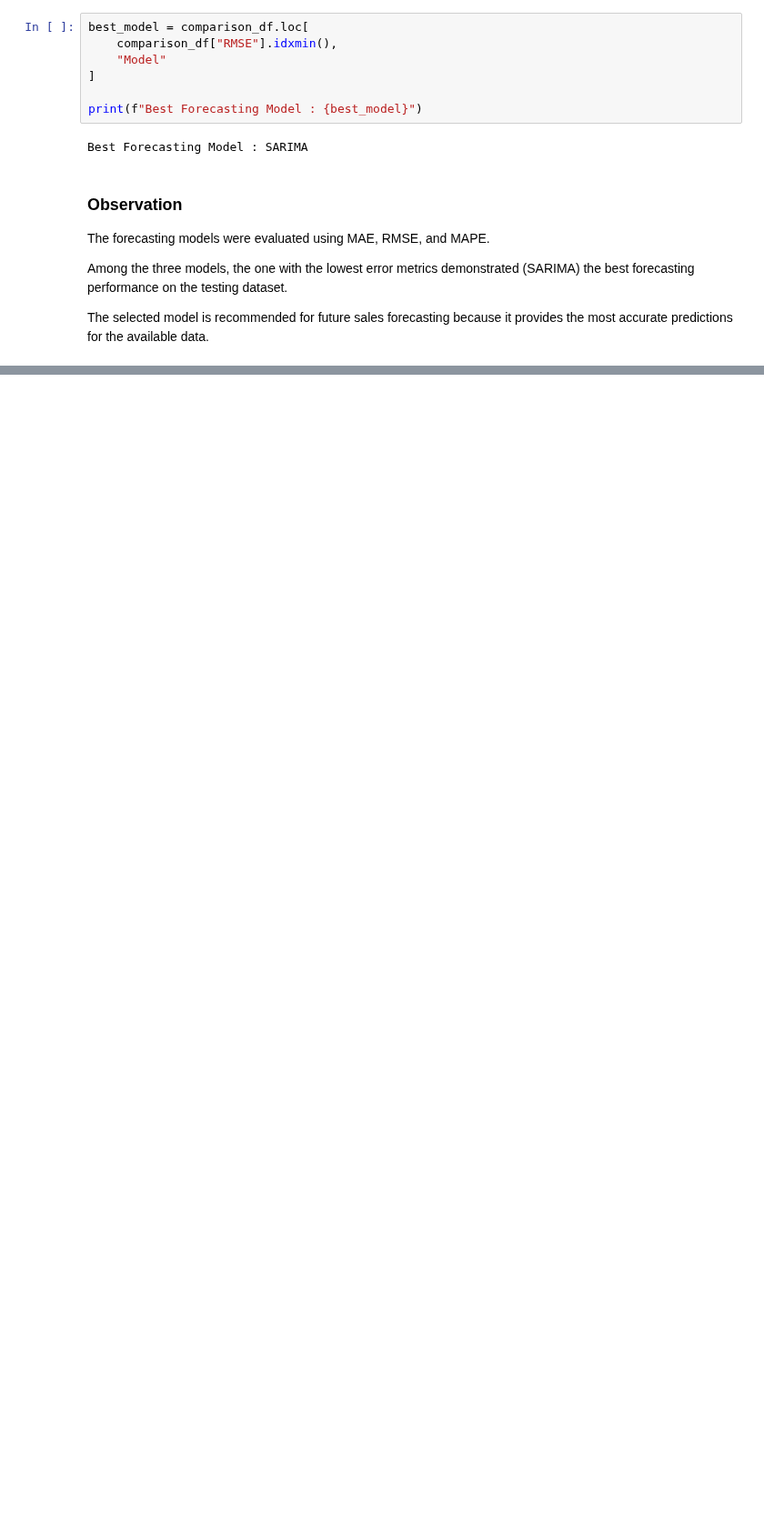
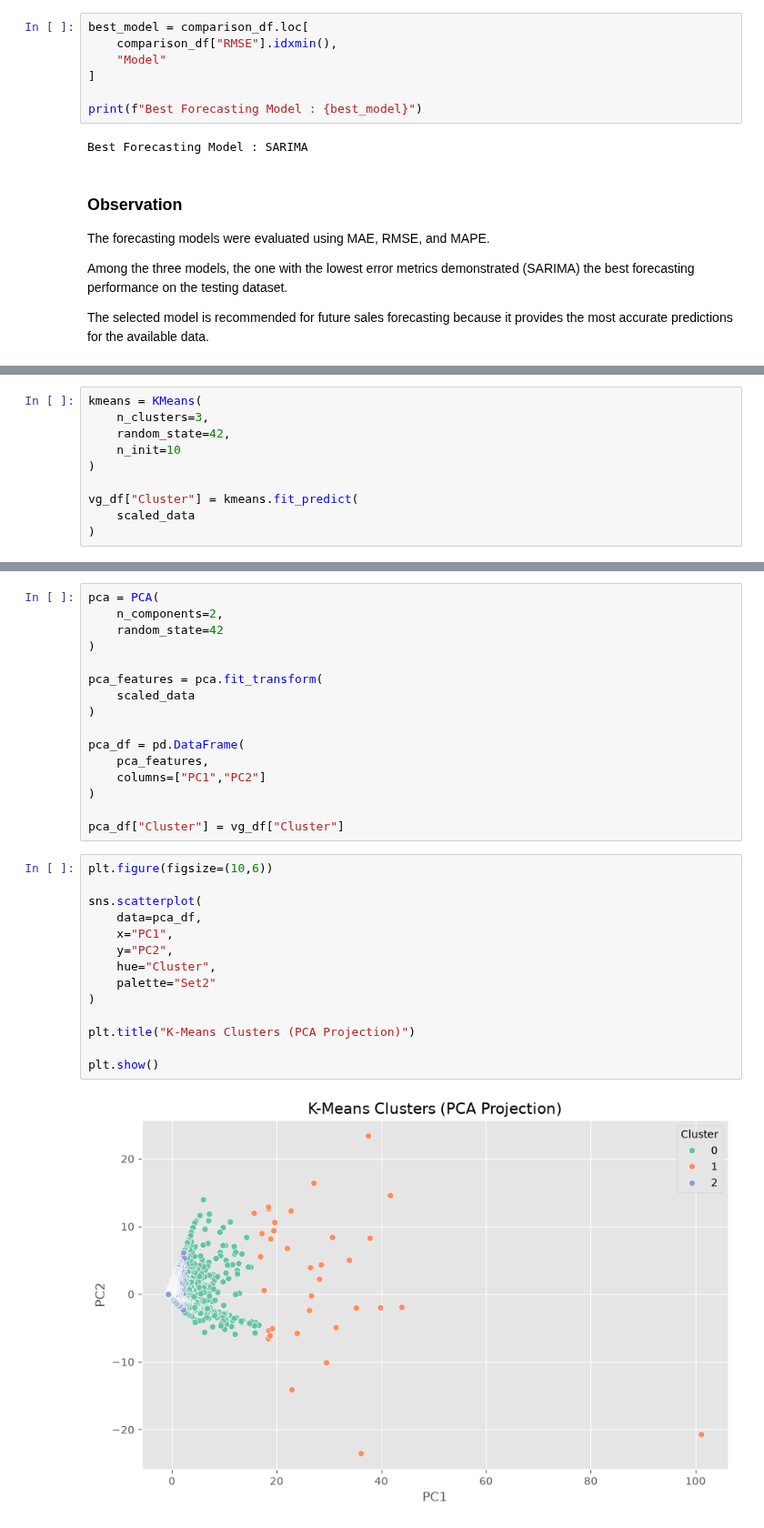
Before and after one commit to opmeenaji81/SalesForecasting_OmprakashMeena, a Jupyter notebook: analysis.ipynb, the cells around one changed output, grey strips where cells are left out. Shown at 91% size. Saved outputs shown, nothing was run; the diff lists cells and outputs as text; blank space fills up the shorter version.

```diff
--- a/analysis.ipynb
+++ b/analysis.ipynb
@@ -1839,0 +1950,10 @@ The selected model is recommended for future sales forecasting because it provid
+# %%
+kmeans = KMeans(
+    n_clusters=3,
+    random_state=42,
+    n_init=10
+)
+
+vg_df["Cluster"] = kmeans.fit_predict(
+    scaled_data
+)
@@ -1839,0 +1968,32 @@ The selected model is recommended for future sales forecasting because it provid
+# %%
+pca = PCA(
+    n_components=2,
+    random_state=42
+)
+
+pca_features = pca.fit_transform(
+    scaled_data
+)
+
+pca_df = pd.DataFrame(
+    pca_features,
+    columns=["PC1","PC2"]
+)
+
+pca_df["Cluster"] = vg_df["Cluster"]
+# %%
+plt.figure(figsize=(10,6))
+
+sns.scatterplot(
+    data=pca_df,
+    x="PC1",
+    y="PC2",
+    hue="Cluster",
+    palette="Set2"
+)
+
+plt.title("K-Means Clusters (PCA Projection)")
+
+plt.show()
+# %% [output]
+[figure, added]
```
Also changed, not shown: parts of 17 cells of this notebook.
